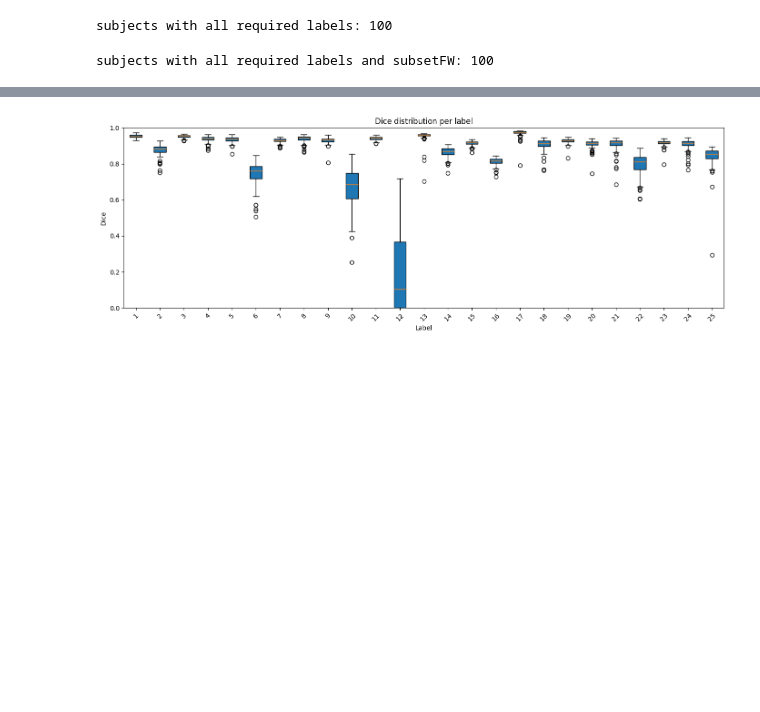
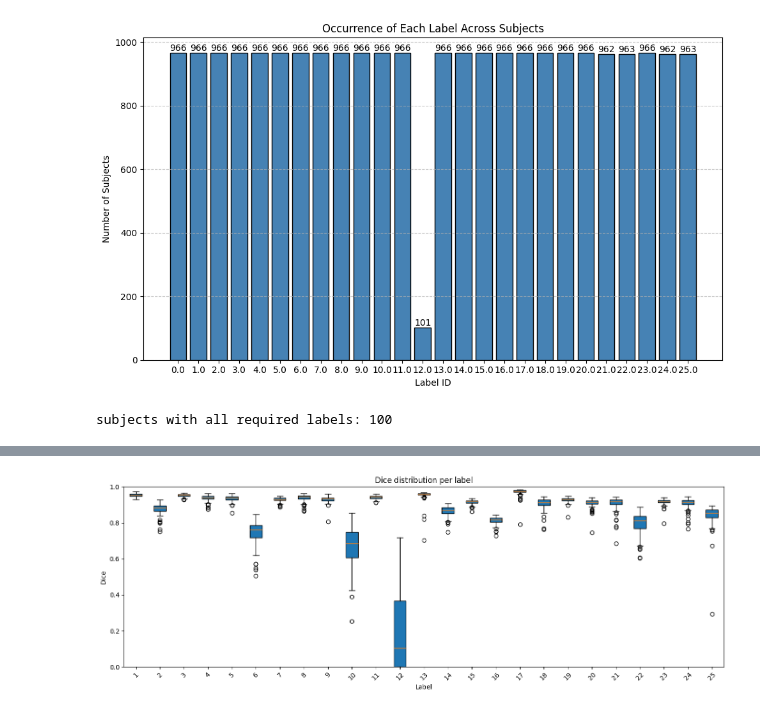
Before and after one commit to tidiane-camaret/whole_body_benchmark, a Jupyter notebook: notebooks/comparison/stats.ipynb, the cells around one changed output, grey strips where cells are left out. Saved outputs shown, nothing was run; the diff lists cells and outputs as text; code cells hidden in the pictures; blank space fills up the shorter version.

```diff
--- a/notebooks/comparison/stats.ipynb
+++ b/notebooks/comparison/stats.ipynb
@@ -47,4 +51,44 @@ with Pool(12) as pool:
     results = pool.map(get_labels, subjects_with_mask)
 
 labels_by_subject = dict(results)
+# %%
+import matplotlib.pyplot as plt
+import numpy as np
+
+# Assuming 'labels_by_subject' is the dict generated from your multiprocessing pool
+
+# 1. Aggregate all labels into a single flat array
+all_labels = np.concatenate(list(labels_by_subject.values()))
+
+# 2. Count the occurrences of each unique label across all subjects
+labels, counts = np.unique(all_labels, return_counts=True)
+
+# Optional: Exclude the background label (usually 0) if you only care about ROIs
+# mask = labels != 0
+# labels = labels[mask]
+# counts = counts[mask]
+
+# 3. Create the distribution plot
+plt.figure(figsize=(10, 6))
+
+# Use astype(str) for the x-axis so matplotlib treats labels as discrete categories,
+# preventing it from plotting empty spaces for missing integer labels.
+bars = plt.bar(labels.astype(str), counts, color='steelblue', edgecolor='black')
+
+# Formatting
+plt.title('Occurrence of Each Label Across Subjects')
+plt.xlabel('Label ID')
+plt.ylabel('Number of Subjects')
+plt.grid(axis='y', linestyle='--', alpha=0.7)
+
+# Add count labels on top of each bar for easy reading
+for bar in bars:
+    yval = bar.get_height()
+    plt.text(bar.get_x() + bar.get_width()/2, yval + 0.5, int(yval),
+             ha='center', va='bottom', fontsize=10)
+
+plt.tight_layout()
+plt.show()
+# %% [output]
+[figure, added]
 # %%
@@ -55,12 +149,2 @@ print(f"subjects with all required labels: {len(final_subjects)}")
 # %% [output]
 subjects with all required labels: 100
-# %%
-# in final_subjects, check which ones have a wholebody/subsetFW.nii.gz file
-final_subjects_with_subset = []
-for subject in final_subjects:
-    subset_path = os.path.join(mask_base_path, subject, "30/wholebody/subsetFW.nii.gz")
-    if os.path.exists(subset_path):
-        final_subjects_with_subset.append(subject)
-print(f"subjects with all required labels and subsetFW: {len(final_subjects_with_subset)}")
-# %% [output]
-subjects with all required labels and subsetFW: 100
```
Also changed, not shown: parts of 7 cells of this notebook, 7 other files.
